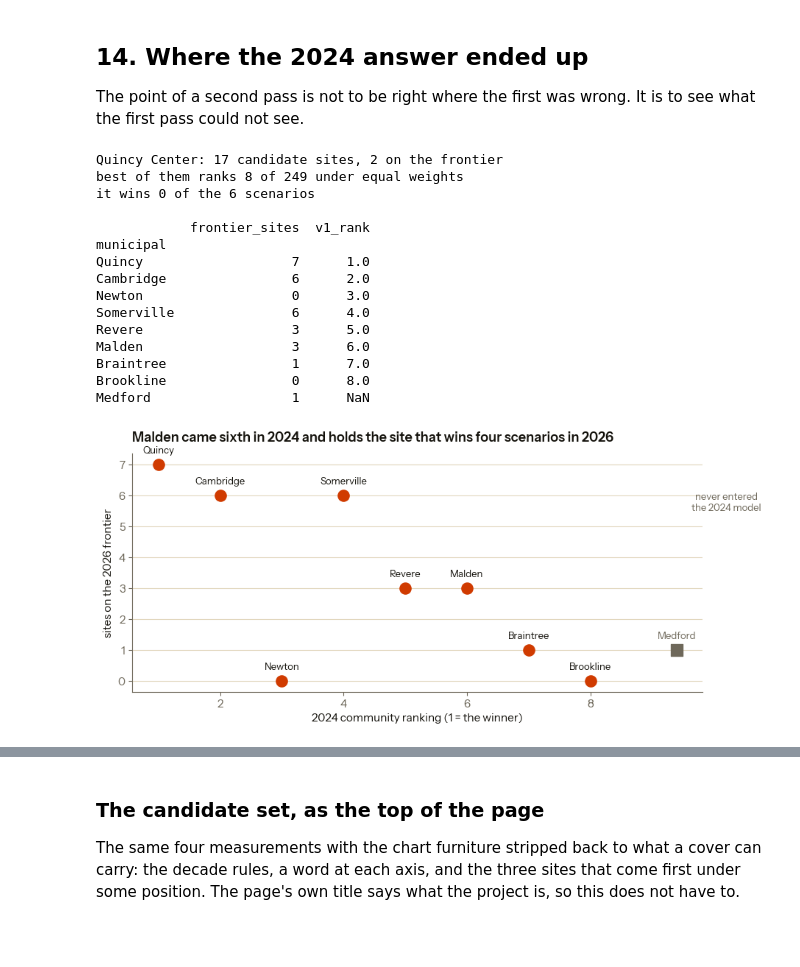
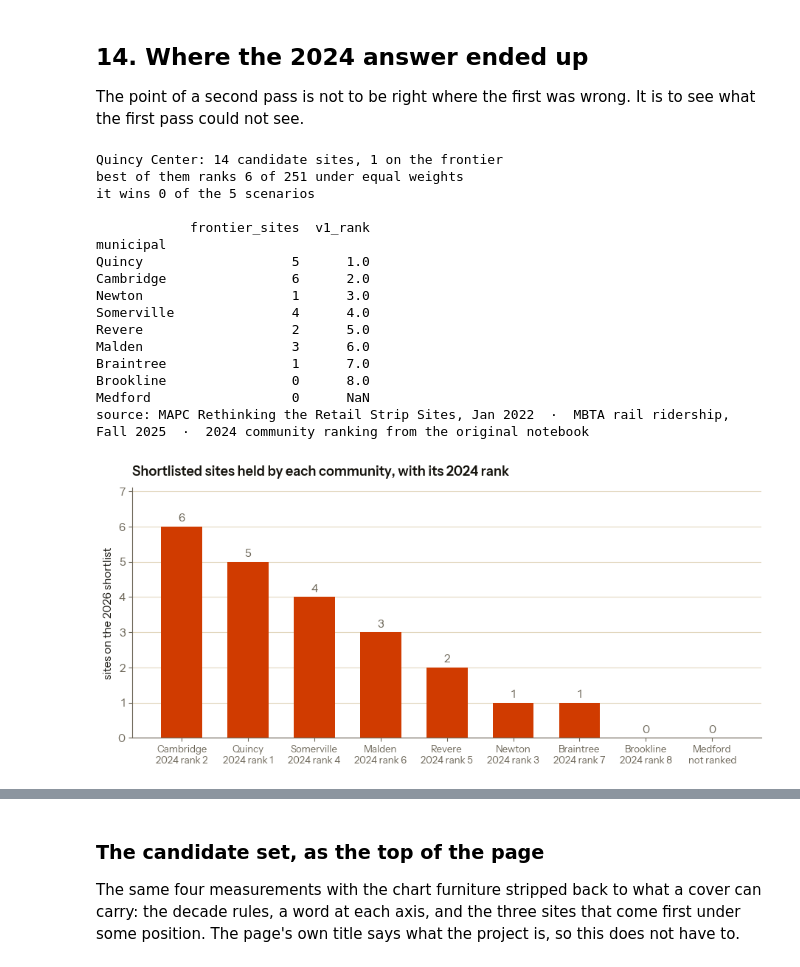
Before and after one commit to williamzqliu/tod-boston, a Jupyter notebook: 2026-rebuild.ipynb, the cells around one changed output, grey strips where cells are left out. Saved outputs shown, nothing was run; the diff lists cells and outputs as text; code cells hidden in the pictures; blank space fills up the shorter version.

```diff
--- a/2026-rebuild.ipynb
+++ b/2026-rebuild.ipynb
@@ -274,10 +417,10 @@ for i in range(len(CAND)):
         ax.text(j, i, f'{v:.2f}', ha='center', va='center', fontsize=9,
                 color='white' if abs(v) > 0.6 else INK,
                 fontweight='bold' if i != j and abs(v) > 0.9 else 'normal')
-ax.set_title('Redundancy check: 0.98 and 0.96 are the same variable twice')
+ax.set_title('Pearson correlation between candidate indicators')
 ax.grid(False)
 plt.colorbar(im, ax=ax, shrink=0.75, label='Pearson r')
-save('04-correlation', dpi=460)
+save('04-correlation', dpi=460, source=SRC_BOTH)
 
 print('dropped as redundant: weekend (r=%.2f with daily), estcapmix (r=%.2f with buildar_ac)'
       % (corr.loc['daily', 'weekend'], corr.loc['buildar_ac', 'estcapmix']))
@@ -365,7 +514,7 @@ for st_name, row in pc.iterrows():
     ax1.plot(years, [row[c] for c in cols], color=LINE_COLOR.get(row.line, MUTE),
              alpha=0.45, lw=1.1, marker='o', ms=2.5)
 ax1.set_yscale('log')
-ax1.set_title('Weekday flow at each candidate station, 2017 to 2025')
+ax1.set_title('Weekday flow at each candidate station, Fall 2017 to Fall 2025')
 ax1.yaxis.set_major_formatter(thousands)
 ax1.axvspan(2019.2, 2022.8, color=FAINT, alpha=0.5)
 ax1.text(2021, ax1.get_ylim()[1] * 0.6, 'no data\n2020–2022', ha='center', color=MUTE, fontsize=9)
@@ -382,7 +531,7 @@ r = np.corrcoef(np.log(pc['Fall 2019']), pc.recovery)[0, 1]
 z = np.polyfit(np.log(pc['Fall 2019']), pc.recovery, 1)
 xs = np.linspace(np.log(pc['Fall 2019'].min()), np.log(pc['Fall 2019'].max()), 50)
 ax2.plot(np.exp(xs), np.polyval(z, xs), color=ACCENT, lw=1.8)
-ax2.set_title(f'The bigger a station was in 2019, the less of it came back  (r = {r:.2f})')
+ax2.set_title(f'Fall 2025 flow as a share of Fall 2019, against Fall 2019 flow  (r = {r:.2f})')
 ax2.set_xlabel('weekday flow, Fall 2019')
 ax2.set_ylabel('Fall 2025 as % of Fall 2019')
 ax2.xaxis.set_major_formatter(thousands)
@@ -391,7 +540,7 @@ for nm in ['Quincy Center', 'Malden Center', 'Revere Beach', 'Harvard', 'Waban']
         ax2.annotate(nm, (pc.loc[nm, 'Fall 2019'], pc.loc[nm, 'recovery']),
                      textcoords='offset points', xytext=(6, 4), fontsize=9, color=INK)
 plt.tight_layout()
-save('06-trend')
+save('06-trend', source='MBTA rail ridership, Fall 2017, 2018, 2019, 2023, 2024 and 2025')
 
 print('median flow change across candidate stations, Fall 2023 to Fall 2025: '
       f'{(pc["Fall 2025"] / pc["Fall 2023"]).median() * 100 - 100:+.1f}%')
@@ -667,10 +965,11 @@ b = ax.barh(share.index[::-1], share.values[::-1] * 100,
 for bar, v in zip(b, share.values[::-1]):
     ax.text(v * 100 + 0.6, bar.get_y() + bar.get_height() / 2, f'{v:.0%}', va='center',
             fontsize=10, color=MUTE)
-ax.set_xlabel('share of all possible weightings in which this site ranks first')
-ax.set_title('200,000 random weightings over the frontier')
+ax.set_xlabel('share of all possible weightings in which this parcel ranks first')
+ax.set_ylabel('candidate parcel')
+ax.set_title('First-place share across 200,000 sampled weightings')
 ax.set_xlim(0, share.max() * 118)
 ax.grid(axis='y', visible=False)
-save('10-weight-space')
+save('10-weight-space', source=SRC_BOTH)
 print(share.round(3).to_string())
 # %% [output]
@@ -835,57 +1261,59 @@ to see what the first pass could not see.
 # %%
 qc = site[site.station == 'Quincy Center']
 qc_best = qc.nlargest(1, 'buildar_ac')
-eq = scores['No prior, equal']
+eq = scores['No prior (all four equal)']
 print(f'Quincy Center: {len(qc)} candidate sites, {qc.pareto.sum()} on the frontier')
 print(f'best of them ranks {int(eq.rank(ascending=False)[qc_best.index[0]])} of {len(site)} under equal weights')
 print(f'it wins {sum(1 for k in SCENARIOS if label[scores[k].idxmax()].startswith("Quincy / Quincy Center"))} of the {len(SCENARIOS)} scenarios')
 
 v1_rank = {'Quincy': 1, 'Cambridge': 2, 'Newton': 3, 'Somerville': 4,
            'Revere': 5, 'Malden': 6, 'Braintree': 7, 'Brookline': 8}
 cmp = pd.DataFrame({'frontier_sites': site[site.pareto].groupby('municipal').size()})
 cmp = cmp.reindex(sorted(set(site.municipal))).fillna(0).astype(int)
 cmp['v1_rank'] = [v1_rank.get(m, np.nan) for m in cmp.index]
 cmp = cmp.sort_values('v1_rank', na_position='last')
 print()
 print(cmp.to_string())
 
-fig, ax = plt.subplots(figsize=(10, 4.2))
-seen = cmp.dropna(subset=['v1_rank'])
-unseen = cmp[cmp.v1_rank.isna()]
-ax.scatter(seen.v1_rank, seen.frontier_sites, s=120, color=ACCENT, zorder=3)
-for m, r in seen.iterrows():
-    ax.annotate(m, (r.v1_rank, r.frontier_sites), textcoords='offset points',
-                xytext=(0, 11), ha='center', fontsize=9.5)
-if len(unseen):
-    xs = np.arange(len(unseen)) * 0.35 + 9.4
-    ax.scatter(xs, unseen.frontier_sites, s=120, color=MUTE, marker='s', zorder=3)
-    for x, (m, r) in zip(xs, unseen.iterrows()):
-        ax.annotate(m, (x, r.frontier_sites), textcoords='offset points',
-                    xytext=(0, 11), ha='center', fontsize=9.5, color=MUTE)
-    ax.text(10.2, ax.get_ylim()[1] * 0.75, 'never entered\nthe 2024 model',
-            fontsize=9.5, color=MUTE, ha='center')
-ax.set_xlabel('2024 community ranking (1 = the winner)')
-ax.set_ylabel('sites on the 2026 frontier')
-ax.set_title('Malden came sixth in 2024 and holds the site that wins four scenarios in 2026')
+# Sorted by the bar, not by the 2024 rank. Ordering by the rank made a chart
+# whose bars had no shape; ordering by the count gives it one, and the 2024
+# rank under each name is then the thing that jumps around, which is the
+# comparison the chart is for.
+order = cmp.sort_values(['frontier_sites', 'v1_rank'],
+                        ascending=[False, True], na_position='last')
+ticks = [f'{m}\n{"not ranked" if np.isnan(r.v1_rank) else f"2024 rank {int(r.v1_rank)}"}'
+         for m, r in order.iterrows()]
+
+fig, ax = plt.subplots(figsize=(11, 4.4))
+bars = ax.bar(range(len(order)), order.frontier_sites,
+              color=[MUTE if np.isnan(r.v1_rank) else ACCENT for _, r in order.iterrows()],
+              width=0.62)
+for i, v in enumerate(order.frontier_sites):
+    ax.text(i, v + 0.14, str(int(v)), ha='center', fontsize=11, color=MUTE)
+ax.set_xticks(range(len(order)), ticks, fontsize=9.5)
+ax.set_ylabel('sites on the 2026 shortlist')
+ax.set_ylim(0, order.frontier_sites.max() + 1.1)
+ax.set_title('Shortlisted sites held by each community, with its 2024 rank')
 ax.grid(axis='x', visible=False)
-save('14-then-and-now')
+save('14-then-and-now', source=f'{SRC_BOTH}  ·  2024 community ranking from the original notebook')
 # %% [output]
-Quincy Center: 17 candidate sites, 2 on the frontier
-best of them ranks 8 of 249 under equal weights
-it wins 0 of the 6 scenarios
+Quincy Center: 14 candidate sites, 1 on the frontier
+best of them ranks 6 of 251 under equal weights
+it wins 0 of the 5 scenarios
 
             frontier_sites  v1_rank
 municipal
-Quincy                   7      1.0
+Quincy                   5      1.0
 Cambridge                6      2.0
-Newton                   0      3.0
-Somerville               6      4.0
-Revere                   3      5.0
+Newton                   1      3.0
+Somerville               4      4.0
+Revere                   2      5.0
 Malden                   3      6.0
 Braintree                1      7.0
 Brookline                0      8.0
-Medford                  1      NaN
+Medford                  0      NaN
+source: MAPC Rethinking the Retail Strip Sites, Jan 2022  ·  MBTA rail ridership, Fall 2025  ·  2024 community ranking from the original notebook
-[figure, old version]
+[figure, new version]
 # %% [markdown]
 **The 2024 model discarded seven of eight communities before it looked at a
 single station.** Its own write-up admitted that a strong station in a
```
Also changed, not shown: parts of 34 cells of this notebook, 3 other files.
